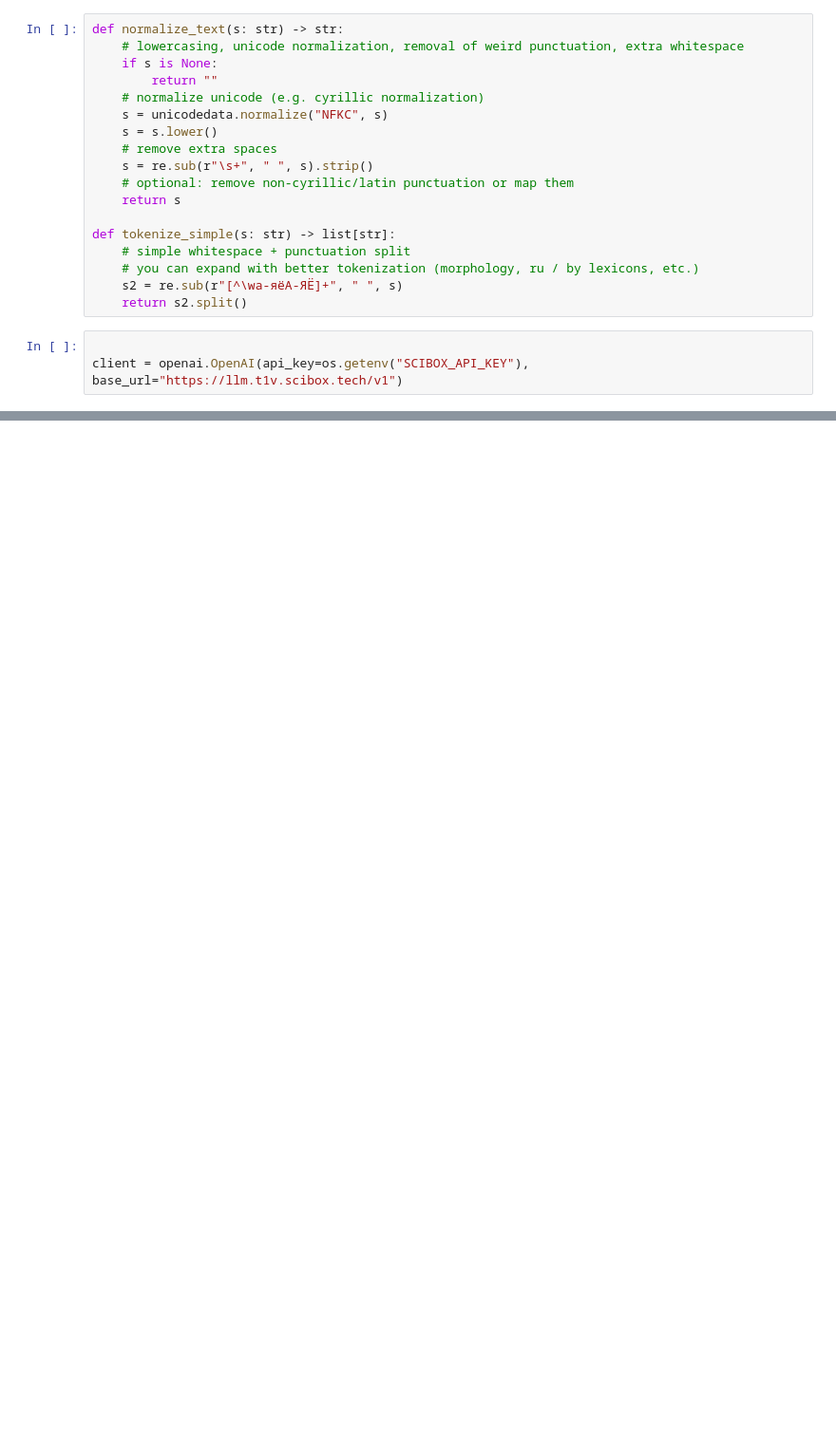
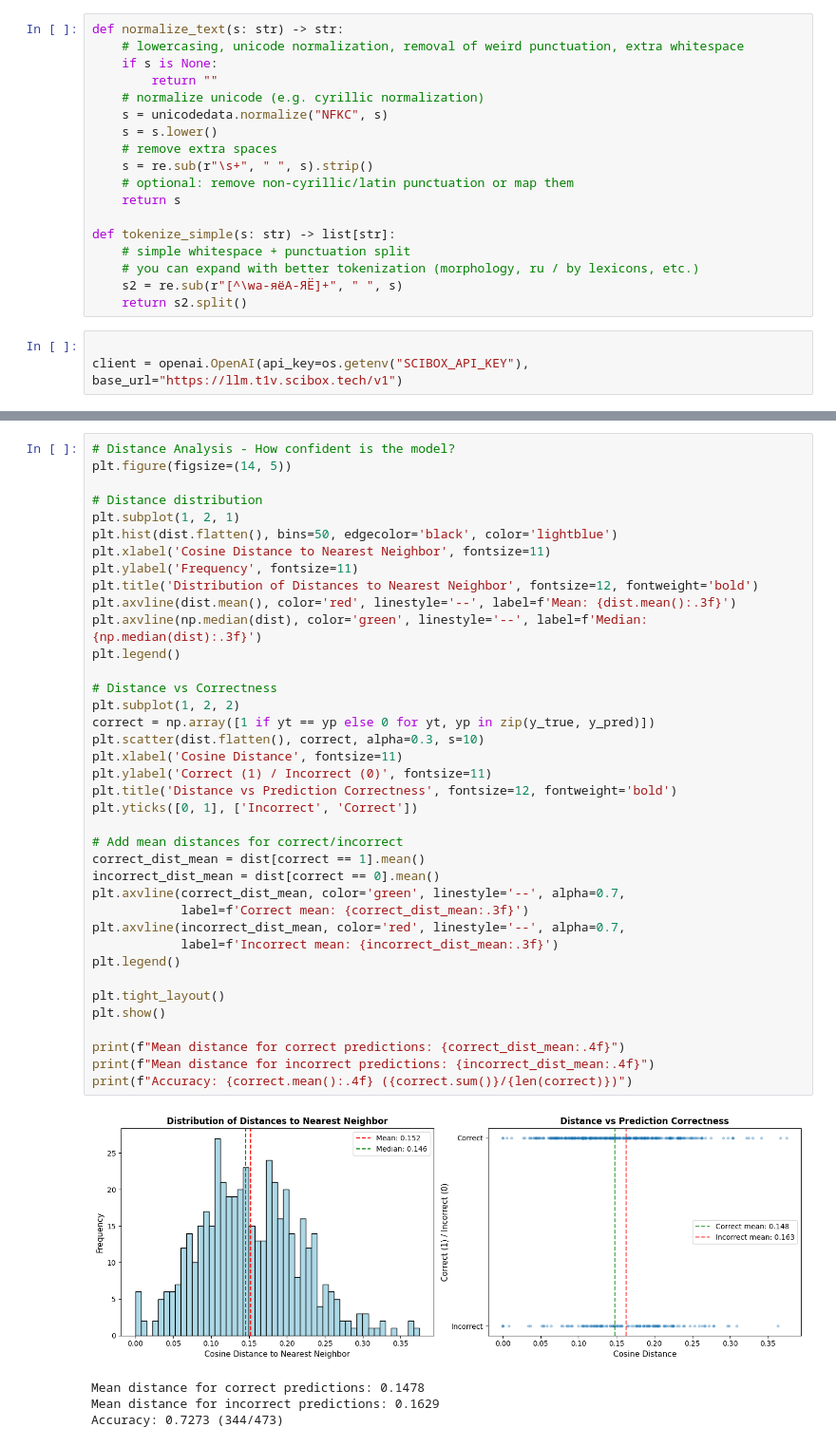
Before and after one commit to FallenChromium/t1-smart-support, a Jupyter notebook: experiments.ipynb, the cells around one changed output, grey strips where cells are left out. Shown at 95% size. Saved outputs shown, nothing was run; the diff lists cells and outputs as text; blank space fills up the shorter version.

```diff
--- a/experiments.ipynb
+++ b/experiments.ipynb
@@ -177,0 +286,43 @@ print("\nPer-class report:\n", classification_report(y_true, y_pred, digits=4))
+# %%
+# Distance Analysis - How confident is the model?
+plt.figure(figsize=(14, 5))
+
+# Distance distribution
+plt.subplot(1, 2, 1)
+plt.hist(dist.flatten(), bins=50, edgecolor='black', color='lightblue')
+plt.xlabel('Cosine Distance to Nearest Neighbor', fontsize=11)
+plt.ylabel('Frequency', fontsize=11)
+plt.title('Distribution of Distances to Nearest Neighbor', fontsize=12, fontweight='bold')
+plt.axvline(dist.mean(), color='red', linestyle='--', label=f'Mean: {dist.mean():.3f}')
+plt.axvline(np.median(dist), color='green', linestyle='--', label=f'Median: {np.median(dist):.3f}')
+plt.legend()
+
+# Distance vs Correctness
+plt.subplot(1, 2, 2)
+correct = np.array([1 if yt == yp else 0 for yt, yp in zip(y_true, y_pred)])
+plt.scatter(dist.flatten(), correct, alpha=0.3, s=10)
+plt.xlabel('Cosine Distance', fontsize=11)
+plt.ylabel('Correct (1) / Incorrect (0)', fontsize=11)
+plt.title('Distance vs Prediction Correctness', fontsize=12, fontweight='bold')
+plt.yticks([0, 1], ['Incorrect', 'Correct'])
+
+# Add mean distances for correct/incorrect
+correct_dist_mean = dist[correct == 1].mean()
+incorrect_dist_mean = dist[correct == 0].mean()
+plt.axvline(correct_dist_mean, color='green', linestyle='--', alpha=0.7,
+            label=f'Correct mean: {correct_dist_mean:.3f}')
+plt.axvline(incorrect_dist_mean, color='red', linestyle='--', alpha=0.7,
+            label=f'Incorrect mean: {incorrect_dist_mean:.3f}')
+plt.legend()
+
+plt.tight_layout()
+plt.show()
+
+print(f"Mean distance for correct predictions: {correct_dist_mean:.4f}")
+print(f"Mean distance for incorrect predictions: {incorrect_dist_mean:.4f}")
+print(f"Accuracy: {correct.mean():.4f} ({correct.sum()}/{len(correct)})")
+# %% [output]
+[figure, added]
+Mean distance for correct predictions: 0.1478
+Mean distance for incorrect predictions: 0.1629
+Accuracy: 0.7273 (344/473)
```
Also changed, not shown: parts of 33 cells of this notebook, 9 other files.
